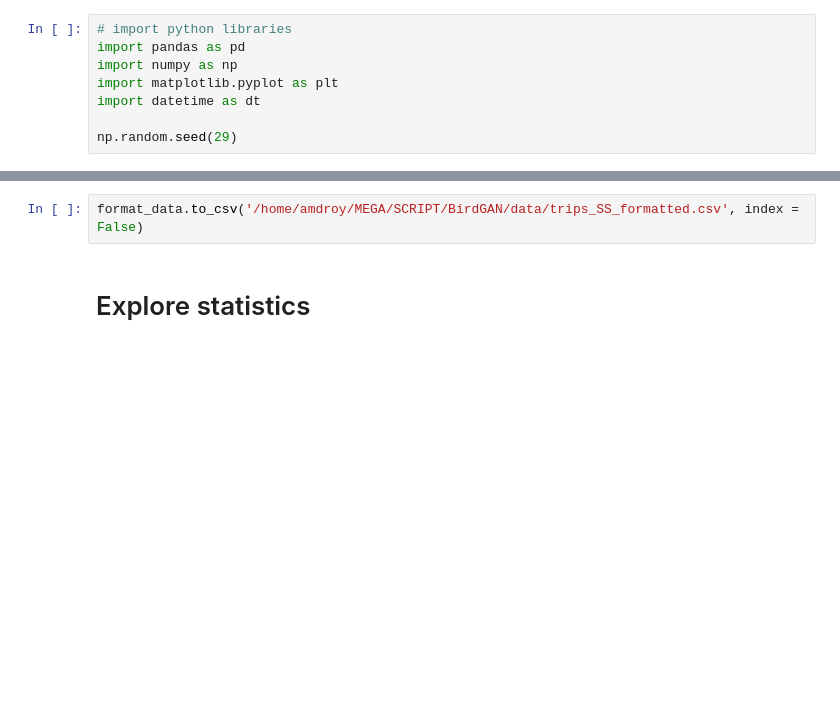
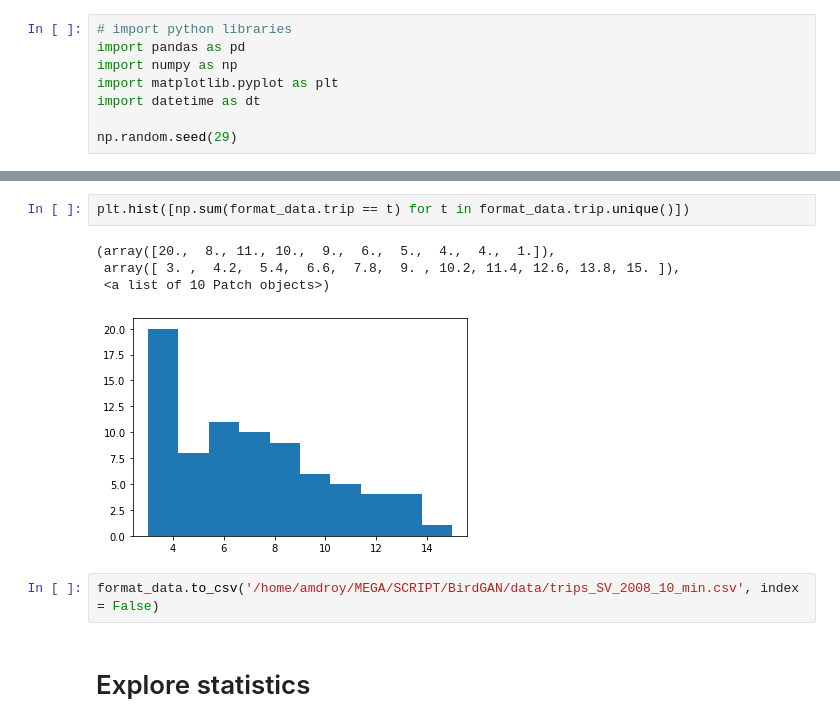
Before and after one commit to AmedeeRoy/BirdGAN, a Jupyter notebook: code/basicGAN/data_format.ipynb, the cells around one changed output, grey strips where cells are left out. Drawn from its saved outputs; the diff is of its cells as text; blank space fills up the shorter version.

```diff
--- a/code/basicGAN/data_format.ipynb
+++ b/code/basicGAN/data_format.ipynb
@@ -64,5 +68,12 @@ len(format_data.trip.unique())
+# %%
+plt.hist([np.sum(format_data.trip == t) for t in format_data.trip.unique()])
+# %% [output]
+(array([20.,  8., 11., 10.,  9.,  6.,  5.,  4.,  4.,  1.]),
+ array([ 3. ,  4.2,  5.4,  6.6,  7.8,  9. , 10.2, 11.4, 12.6, 13.8, 15. ]),
+ <a list of 10 Patch objects>)
+[figure, added]
 # %%
-format_data.to_csv('/home/amdroy/MEGA/SCRIPT/BirdGAN/data/trips_SS_formatted.csv', index = False)
+format_data.to_csv('/home/amdroy/MEGA/SCRIPT/BirdGAN/data/trips_SV_2008_10_min.csv', index = False)
 # %% [markdown]
 # Explore statistics
 # %%
```
Also changed, not shown: parts of 11 cells of this notebook, 6 other files.
